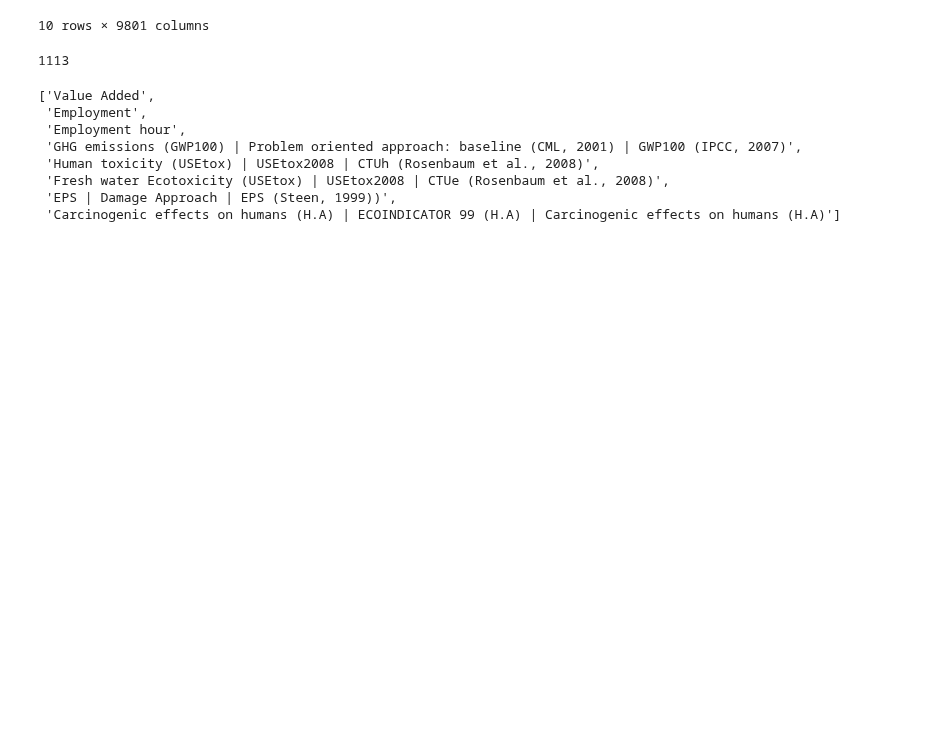
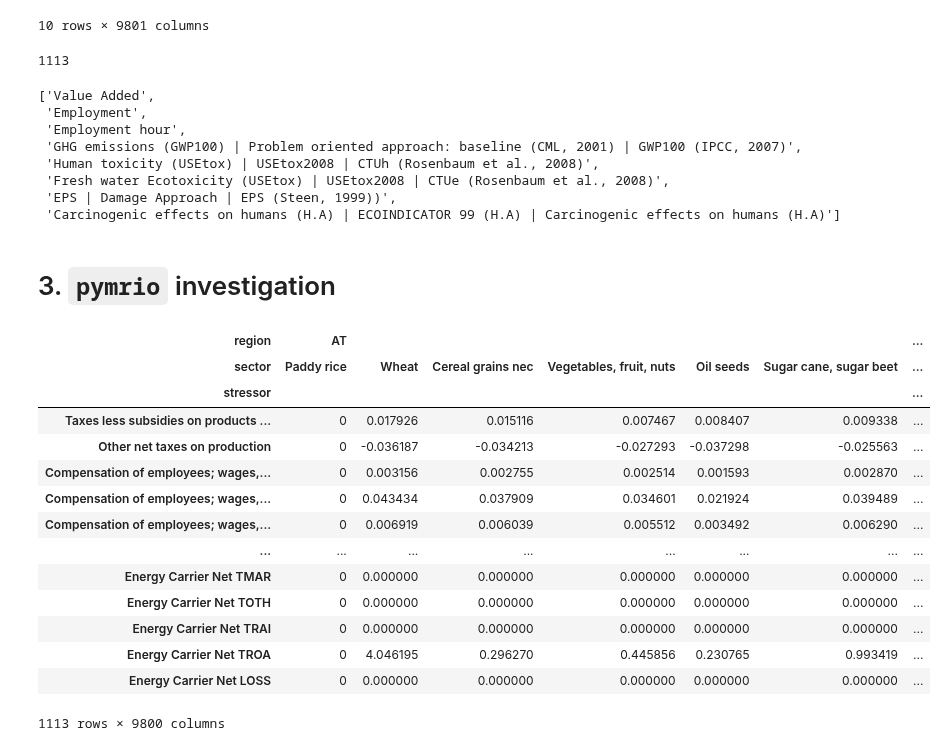
Before and after one commit to brightway-lca/bw_hybrid, a Jupyter notebook: dev/exiobase_investigation/1_2_investigate_exiobase_impact+satellite.ipynb, the cells around one changed output. Cells and saved outputs as stored; diff of their text form; code cells hidden in the pictures; blank space fills up the shorter version.

Commit message:
updated investigation notebooks

```diff
--- a/dev/exiobase_investigation/1_2_investigate_exiobase_impact+satellite.ipynb
+++ b/dev/exiobase_investigation/1_2_investigate_exiobase_impact+satellite.ipynb
@@ -261,3 +264,5 @@ impacts_F['region'].tolist()[2:10]
  'Fresh water Ecotoxicity (USEtox) | USEtox2008 | CTUe (Rosenbaum et al., 2008)',
  'EPS | Damage Approach | EPS (Steen, 1999))',
  'Carcinogenic effects on humans (H.A) | ECOINDICATOR 99 (H.A) | Carcinogenic effects on humans (H.A)']
+# %% [markdown]
+# 3. `pymrio` investigation
@@ -263,0 +271,18 @@ impacts_F['region'].tolist()[2:10]
+# %%
+exiobase_pymrio.satellite.S
+# %% [output]
+| region | AT |  |  |  |  |  | ... |
+| sector | Paddy rice | Wheat | Cereal grains nec | Vegetables, fruit, nuts | Oil seeds | Sugar cane, sugar beet | ... |
+| stressor |  |  |  |  |  |  | ... |
+| Taxes less subsidies on products ... | 0 | 0.017926 | 0.015116 | 0.007467 | 0.008407 | 0.009338 | ... |
+| Other net taxes on production | 0 | -0.036187 | -0.034213 | -0.027293 | -0.037298 | -0.025563 | ... |
+| Compensation of employees; wages,... | 0 | 0.003156 | 0.002755 | 0.002514 | 0.001593 | 0.002870 | ... |
+| Compensation of employees; wages,... | 0 | 0.043434 | 0.037909 | 0.034601 | 0.021924 | 0.039489 | ... |
+| Compensation of employees; wages,... | 0 | 0.006919 | 0.006039 | 0.005512 | 0.003492 | 0.006290 | ... |
+| ... | ... | ... | ... | ... | ... | ... | ... |
+| Energy Carrier Net TMAR | 0 | 0.000000 | 0.000000 | 0.000000 | 0.000000 | 0.000000 | ... |
+| Energy Carrier Net TOTH | 0 | 0.000000 | 0.000000 | 0.000000 | 0.000000 | 0.000000 | ... |
+| Energy Carrier Net TRAI | 0 | 0.000000 | 0.000000 | 0.000000 | 0.000000 | 0.000000 | ... |
+| Energy Carrier Net TROA | 0 | 4.046195 | 0.296270 | 0.445856 | 0.230765 | 0.993419 | ... |
+| Energy Carrier Net LOSS | 0 | 0.000000 | 0.000000 | 0.000000 | 0.000000 | 0.000000 | ... |
+1113 rows × 9800 columns
```
Also changed, not shown: parts of 4 cells of this notebook, 3 other files.
